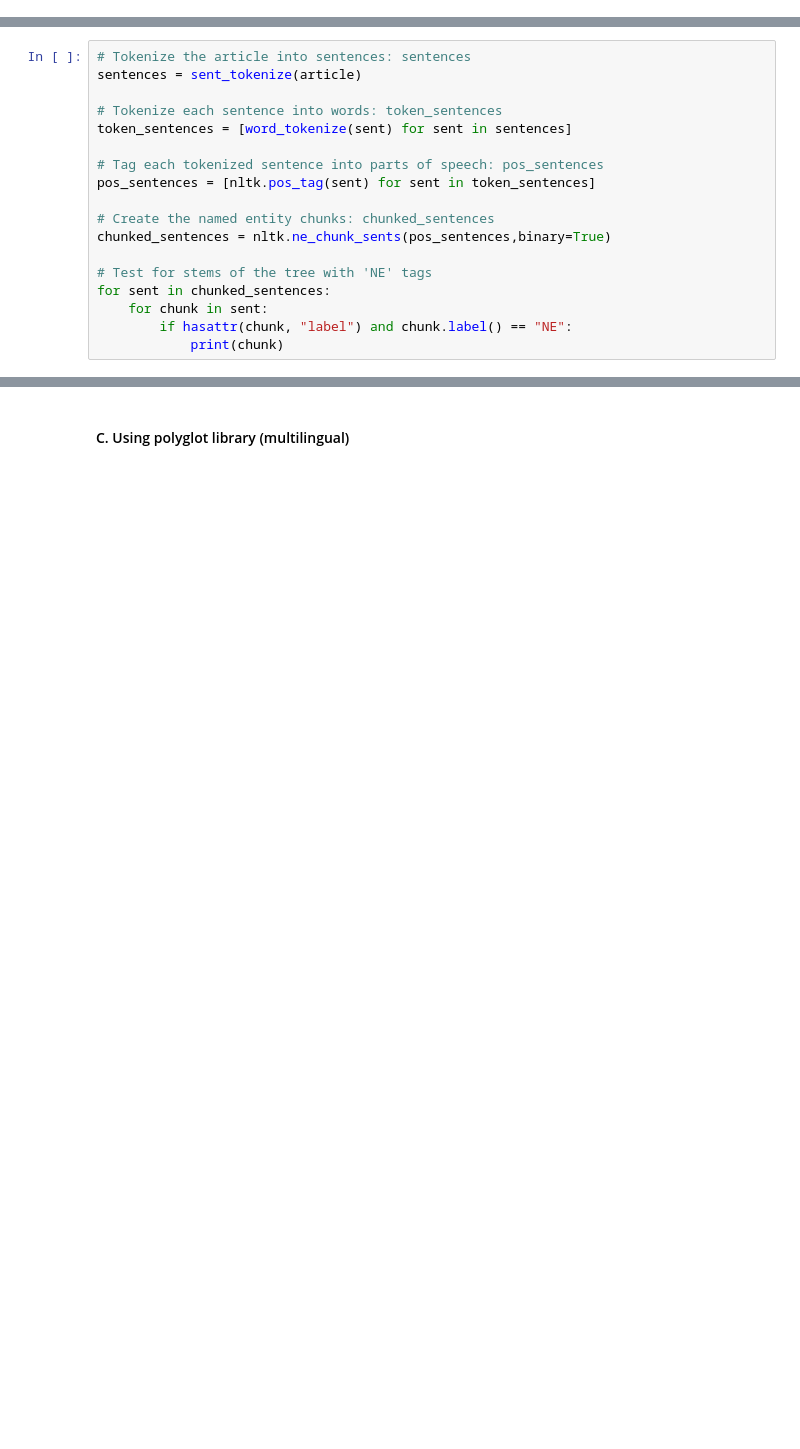
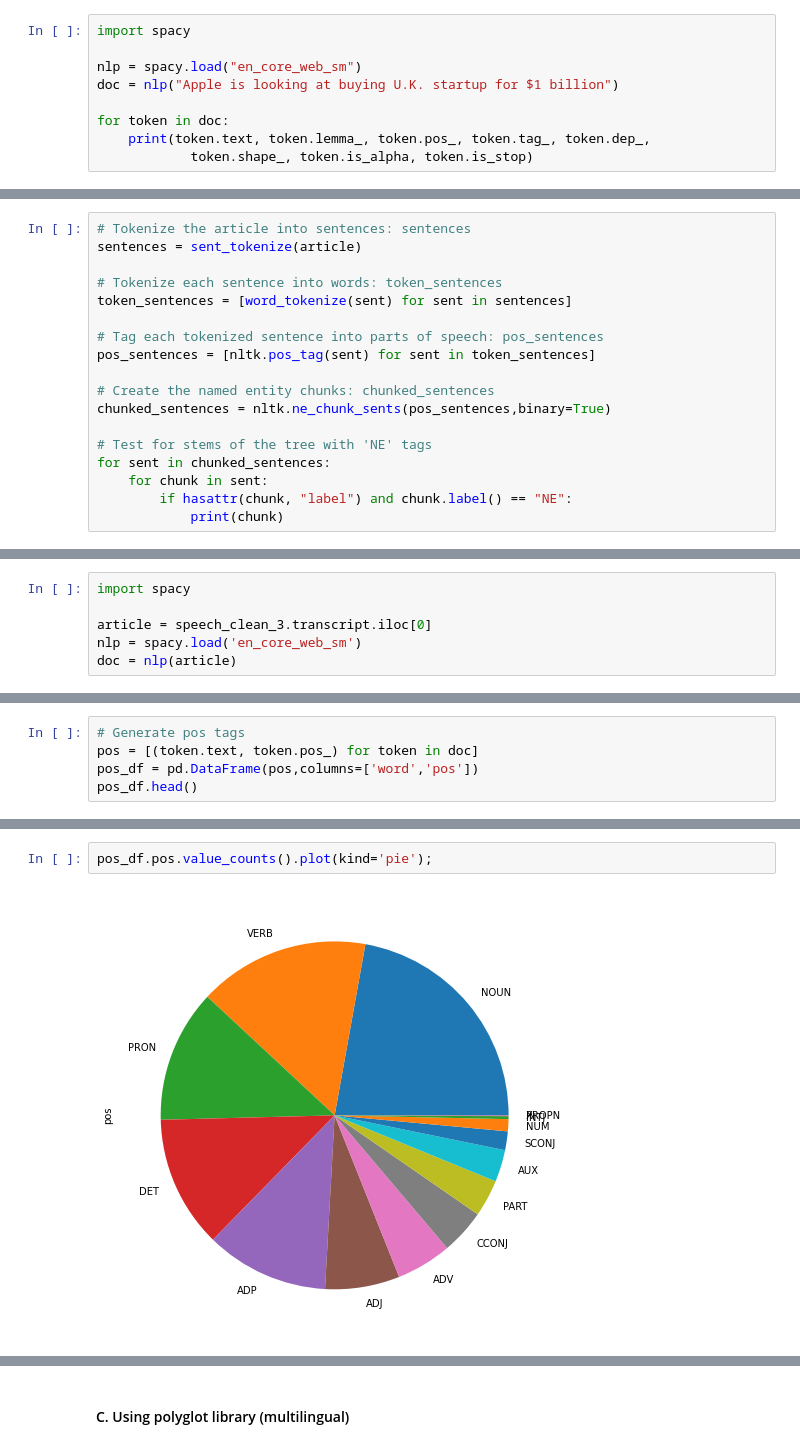
Before and after one commit to katiehuang1221/NLP-Analysis-On-Motivational-Speeches, a Jupyter notebook: notebook/03_data_cleaning_2.ipynb, the cells around one changed output, grey strips where cells are left out. Cells and saved outputs as stored; diff of their text form; blank space fills up the shorter version.

```diff
--- a/notebook/03_data_cleaning_2.ipynb
+++ b/notebook/03_data_cleaning_2.ipynb
@@ -230,0 +293,9 @@ plt.show()
+# %%
+import spacy
+
+nlp = spacy.load("en_core_web_sm")
+doc = nlp("Apple is looking at buying U.K. startup for $1 billion")
+
+for token in doc:
+    print(token.text, token.lemma_, token.pos_, token.tag_, token.dep_,
+            token.shape_, token.is_alpha, token.is_stop)
@@ -284,0 +425,6 @@ plt.show()
+# %%
+import spacy
+
+article = speech_clean_3.transcript.iloc[0]
+nlp = spacy.load('en_core_web_sm')
+doc = nlp(article)
@@ -284,0 +433,5 @@ plt.show()
+# %%
+# Generate pos tags
+pos = [(token.text, token.pos_) for token in doc]
+pos_df = pd.DataFrame(pos,columns=['word','pos'])
+pos_df.head()
@@ -284,0 +464,4 @@ plt.show()
+# %%
+pos_df.pos.value_counts().plot(kind='pie');
+# %% [output]
+[figure, added]
```
Also changed, not shown: parts of 48 cells of this notebook, 1 other file.
